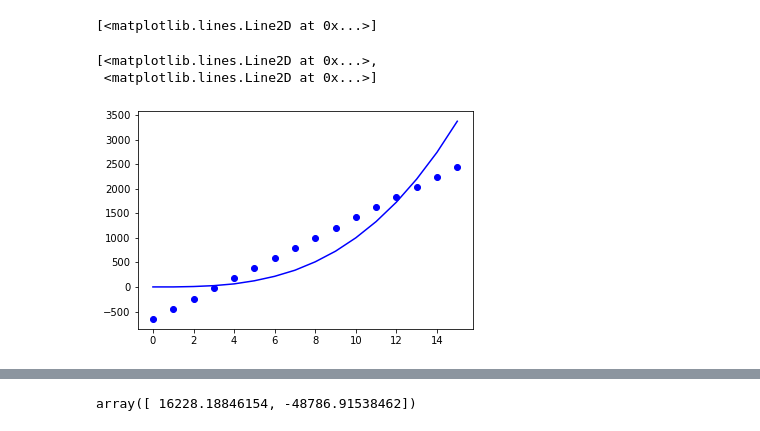
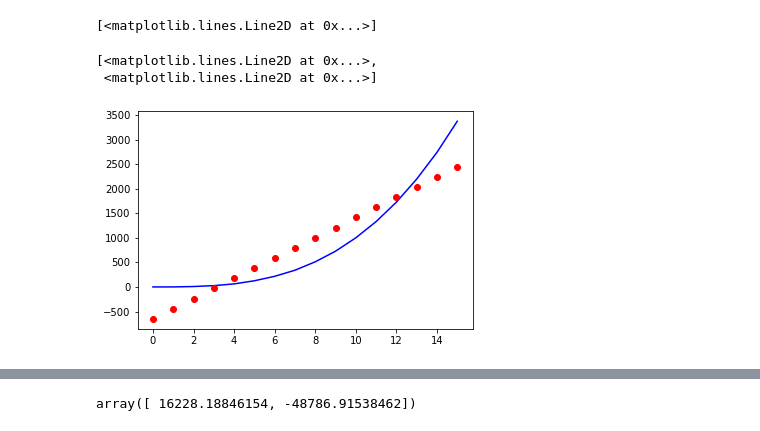
Before and after one commit to Ruairi8/machineLearn-Stat2022, a Jupyter notebook: Topic3_Parameters.ipynb, the cells around one changed output, grey strips where cells are left out. Drawn from its saved outputs; the diff is of its cells as text; code cells hidden in the pictures.

```diff
--- a/Topic3_Parameters.ipynb
+++ b/Topic3_Parameters.ipynb
@@ -41,12 +41,13 @@ ax.plot(x, params[0] * x + params[1], 'b-')
 # %%
 coefs = pl.polyfit(x, y, 1)
 # Evaluates a polynomial at specific values:
 yfit = pl.polyval(x, coefs)
-plt.plot(x, y, 'b-', x, yfit, 'bo')
+#  Superimposing a dotted polynomial over a line ploynomial:
+plt.plot(x, y, 'b-', x, yfit, 'ro')
 # %% [output]
 [<matplotlib.lines.Line2D at 0x...>,
  <matplotlib.lines.Line2D at 0x...>]
-[figure, old version]
+[figure, new version]
 # %%
 params2 = np.polyfit(x, y, 2)
 params2
```
Also changed, not shown: parts of 26 cells of this notebook, 1 other file.
